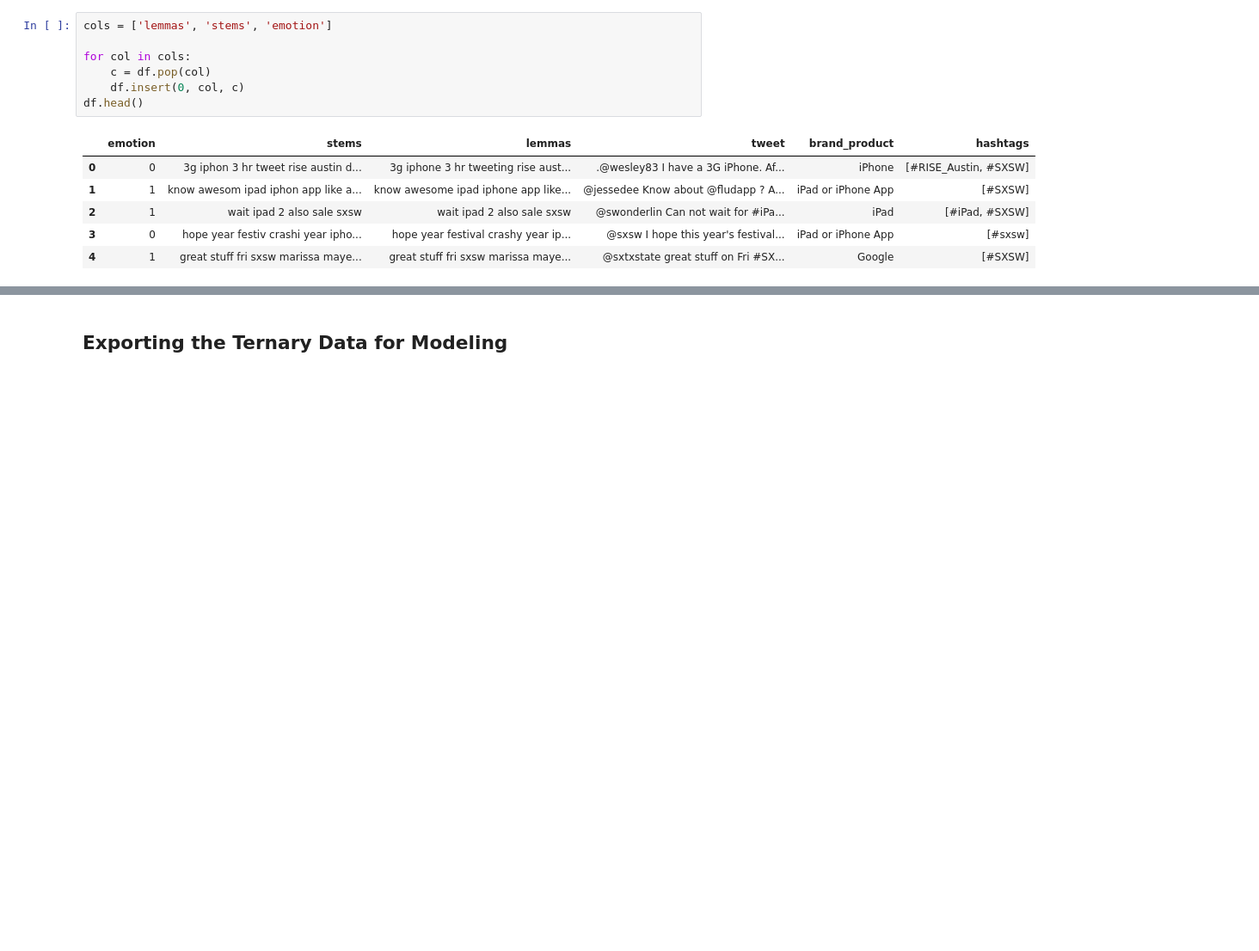
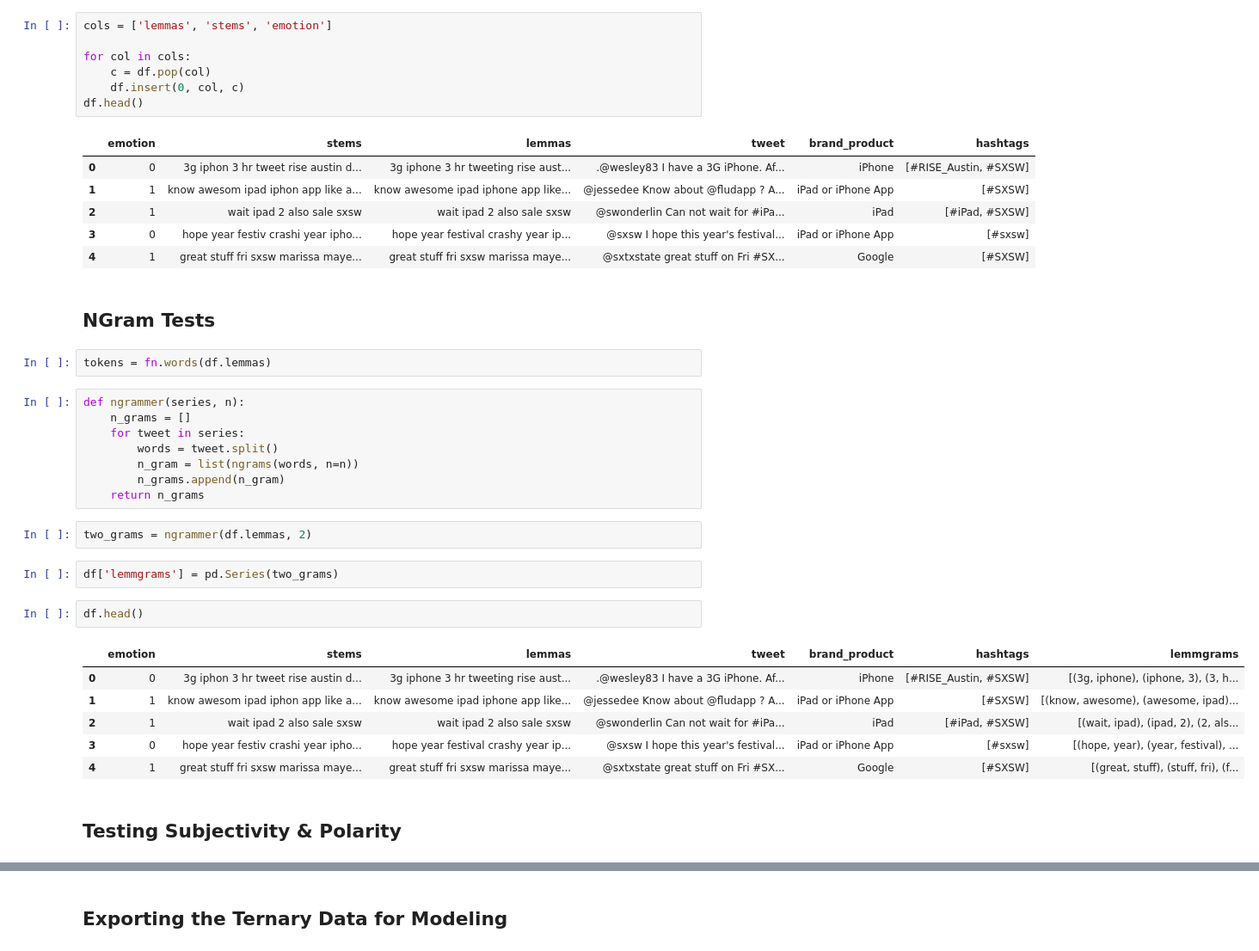
Before and after one commit to jeffreyhwatson/nlp_sentiment_project, a Jupyter notebook: notebooks/exploratory/cleaning_eda.ipynb, the cells around one changed output, grey strips where cells are left out. Shown at 86% size. Drawn from its saved outputs; the diff is of its cells as text; blank space fills up the shorter version.

```diff
--- a/notebooks/exploratory/cleaning_eda.ipynb
+++ b/notebooks/exploratory/cleaning_eda.ipynb
@@ -726,3 +730,30 @@ df.head()
 | 2 | 1 | wait ipad 2 also sale sxsw | wait ipad 2 also sale sxsw | @swonderlin Can not wait for #iPa... | iPad | [#iPad, #SXSW] |
 | 3 | 0 | hope year festiv crashi year ipho... | hope year festival crashy year ip... | @sxsw I hope this year's festival... | iPad or iPhone App | [#sxsw] |
 | 4 | 1 | great stuff fri sxsw marissa maye... | great stuff fri sxsw marissa maye... | @sxtxstate great stuff on Fri #SX... | Google | [#SXSW] |
+# %% [markdown]
+## NGram Tests
+# %%
+tokens = fn.words(df.lemmas)
+# %%
+def ngrammer(series, n):
+    n_grams = []
+    for tweet in series:
+        words = tweet.split()
+        n_gram = list(ngrams(words, n=n))
+        n_grams.append(n_gram)
+    return n_grams
+# %%
+two_grams = ngrammer(df.lemmas, 2)
+# %%
+df['lemmgrams'] = pd.Series(two_grams)
+# %%
+df.head()
+# %% [output]
+|  | emotion | stems | lemmas | tweet | brand_product | hashtags | lemmgrams |
+| 0 | 0 | 3g iphon 3 hr tweet rise austin d... | 3g iphone 3 hr tweeting rise aust... | .@wesley83 I have a 3G iPhone. Af... | iPhone | [#RISE_Austin, #SXSW] | [(3g, iphone), (iphone, 3), (3, h... |
+| 1 | 1 | know awesom ipad iphon app like a... | know awesome ipad iphone app like... | @jessedee Know about @fludapp ? A... | iPad or iPhone App | [#SXSW] | [(know, awesome), (awesome, ipad)... |
+| 2 | 1 | wait ipad 2 also sale sxsw | wait ipad 2 also sale sxsw | @swonderlin Can not wait for #iPa... | iPad | [#iPad, #SXSW] | [(wait, ipad), (ipad, 2), (2, als... |
+| 3 | 0 | hope year festiv crashi year ipho... | hope year festival crashy year ip... | @sxsw I hope this year's festival... | iPad or iPhone App | [#sxsw] | [(hope, year), (year, festival), ... |
+| 4 | 1 | great stuff fri sxsw marissa maye... | great stuff fri sxsw marissa maye... | @sxtxstate great stuff on Fri #SX... | Google | [#SXSW] | [(great, stuff), (stuff, fri), (f... |
+# %% [markdown]
+## Testing Subjectivity & Polarity
```
Also changed, not shown: parts of 22 cells of this notebook, 2 other files.
